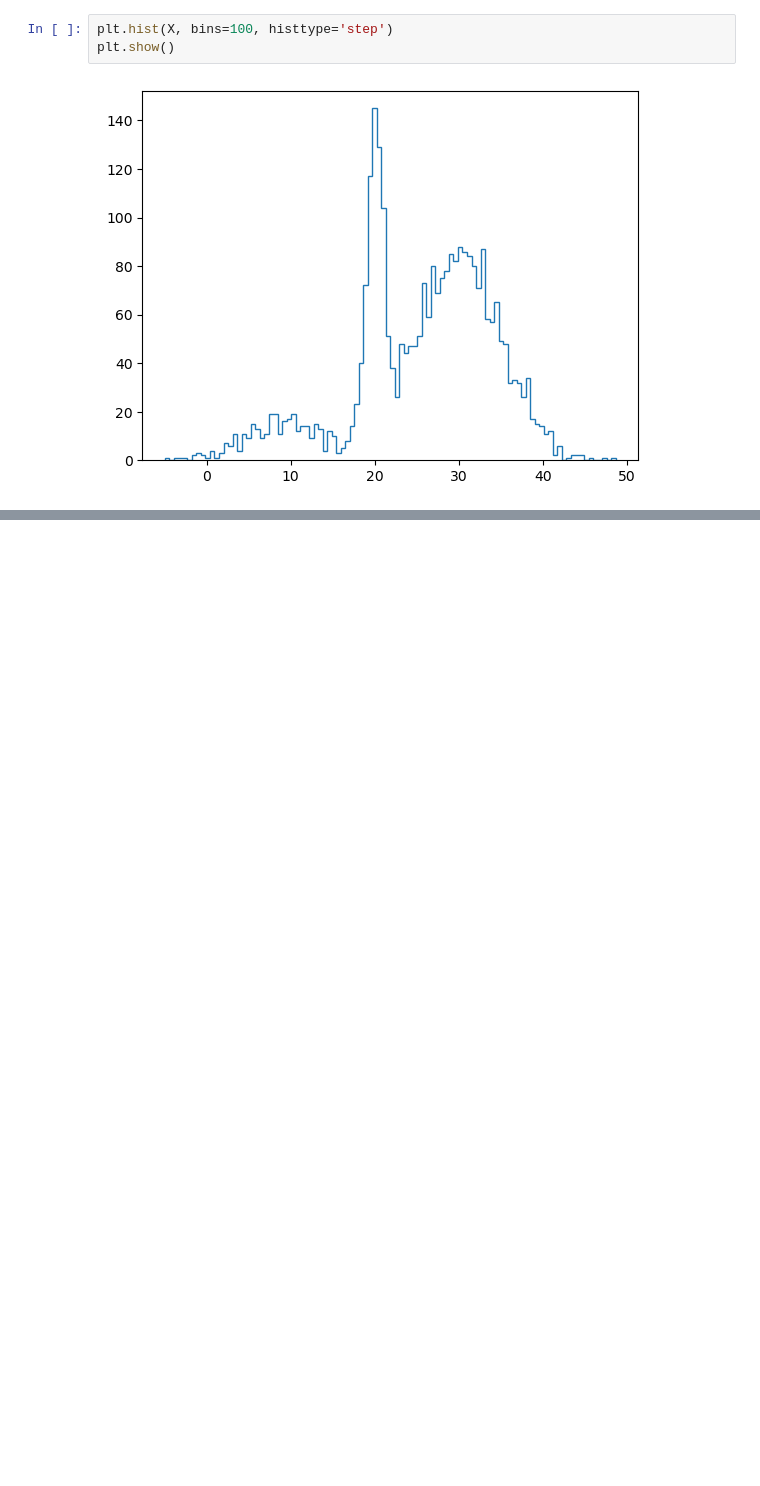
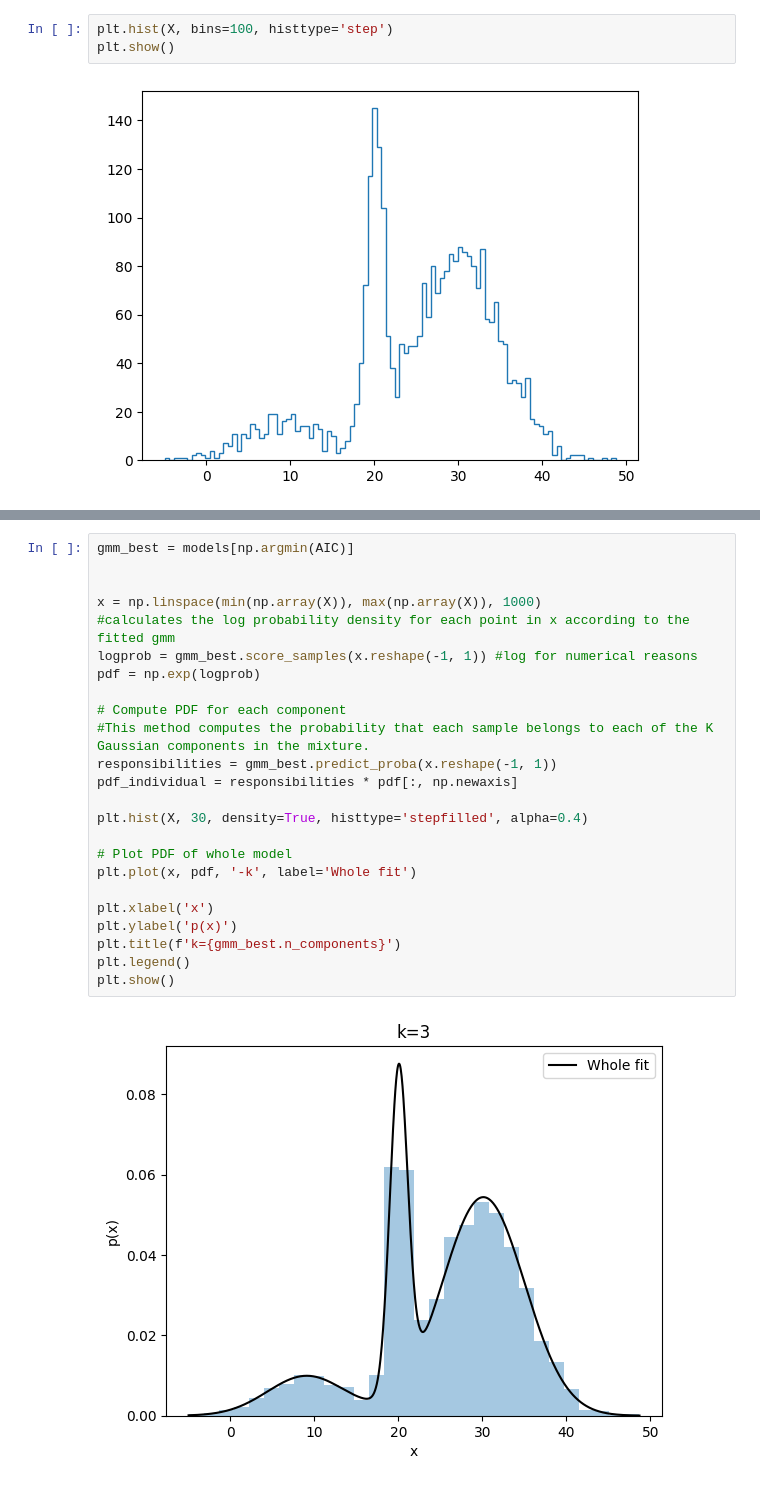
Before and after one commit to ludovicarbone/astrostatistics_bicocca_2024, a Jupyter notebook: working/L06_es1.ipynb, the cells around one changed output, grey strips where cells are left out. Saved outputs shown, nothing was run; the diff lists cells and outputs as text; blank space fills up the shorter version.

```diff
--- a/working/L06_es1.ipynb
+++ b/working/L06_es1.ipynb
@@ -38,0 +56,26 @@ plt.show()
+# %%
+gmm_best = models[np.argmin(AIC)]
+
+
+x = np.linspace(min(np.array(X)), max(np.array(X)), 1000)
+#calculates the log probability density for each point in x according to the fitted gmm
+logprob = gmm_best.score_samples(x.reshape(-1, 1)) #log for numerical reasons
+pdf = np.exp(logprob)
+
+# Compute PDF for each component
+#This method computes the probability that each sample belongs to each of the K Gaussian components in the mixture.
+responsibilities = gmm_best.predict_proba(x.reshape(-1, 1))
+pdf_individual = responsibilities * pdf[:, np.newaxis]
+
+plt.hist(X, 30, density=True, histtype='stepfilled', alpha=0.4)
+
+# Plot PDF of whole model
+plt.plot(x, pdf, '-k', label='Whole fit')
+
+plt.xlabel('x')
+plt.ylabel('p(x)')
+plt.title(f'k={gmm_best.n_components}')
+plt.legend()
+plt.show()
+# %% [output]
+[figure, added]
```
Also changed, not shown: parts of 7 cells of this notebook, 1 other file.
